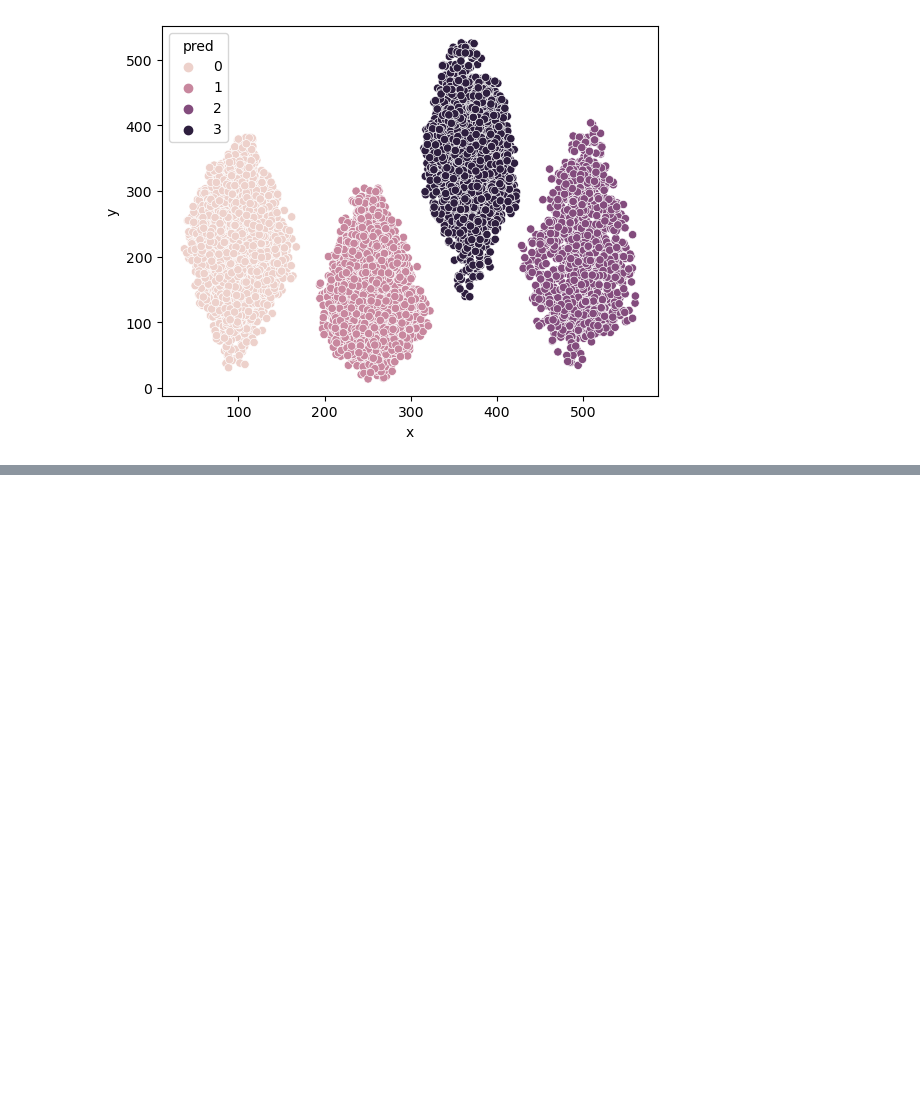
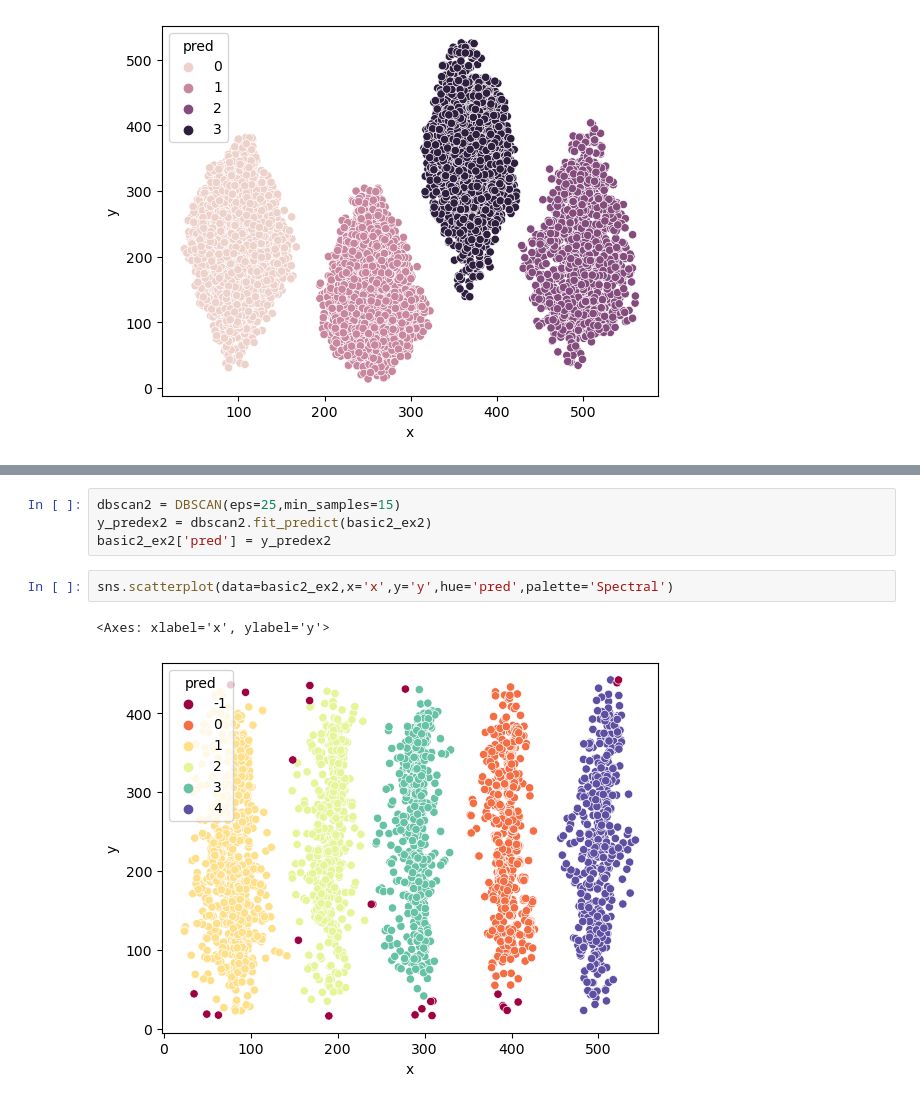
Before and after one commit to FelipeMP94/Analise-Exploratoria-Logistica, a Jupyter notebook: Clustering exercises.ipynb, the cells around one changed output, grey strips where cells are left out. Saved outputs shown, nothing was run; the diff lists cells and outputs as text; blank space fills up the shorter version.

```diff
--- a/Clustering exercises.ipynb
+++ b/Clustering exercises.ipynb
@@ -102,0 +89,9 @@ sns.scatterplot(data=basic1_DBSCAN,x='x',y='y',hue='pred')
+# %%
+dbscan2 = DBSCAN(eps=25,min_samples=15)
+y_predex2 = dbscan2.fit_predict(basic2_ex2)
+basic2_ex2['pred'] = y_predex2
+# %%
+sns.scatterplot(data=basic2_ex2,x='x',y='y',hue='pred',palette='Spectral')
+# %% [output]
+<Axes: xlabel='x', ylabel='y'>
+[figure, added]
```
Also changed, not shown: parts of 14 cells of this notebook.
